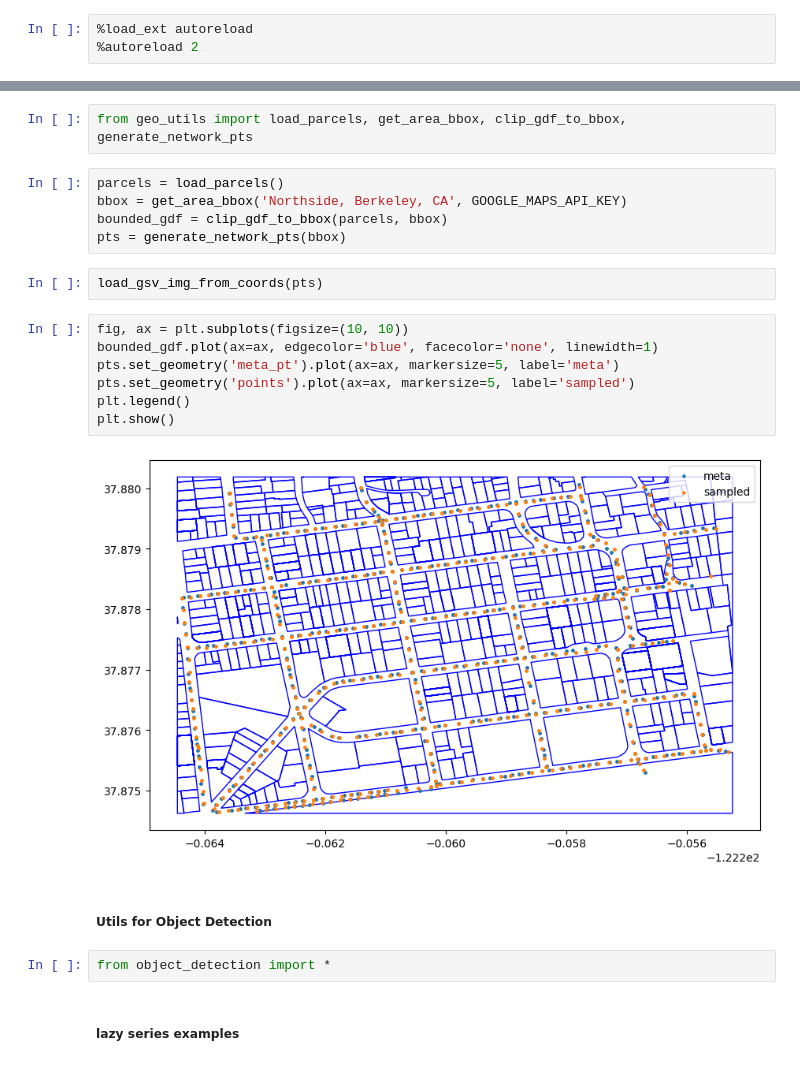
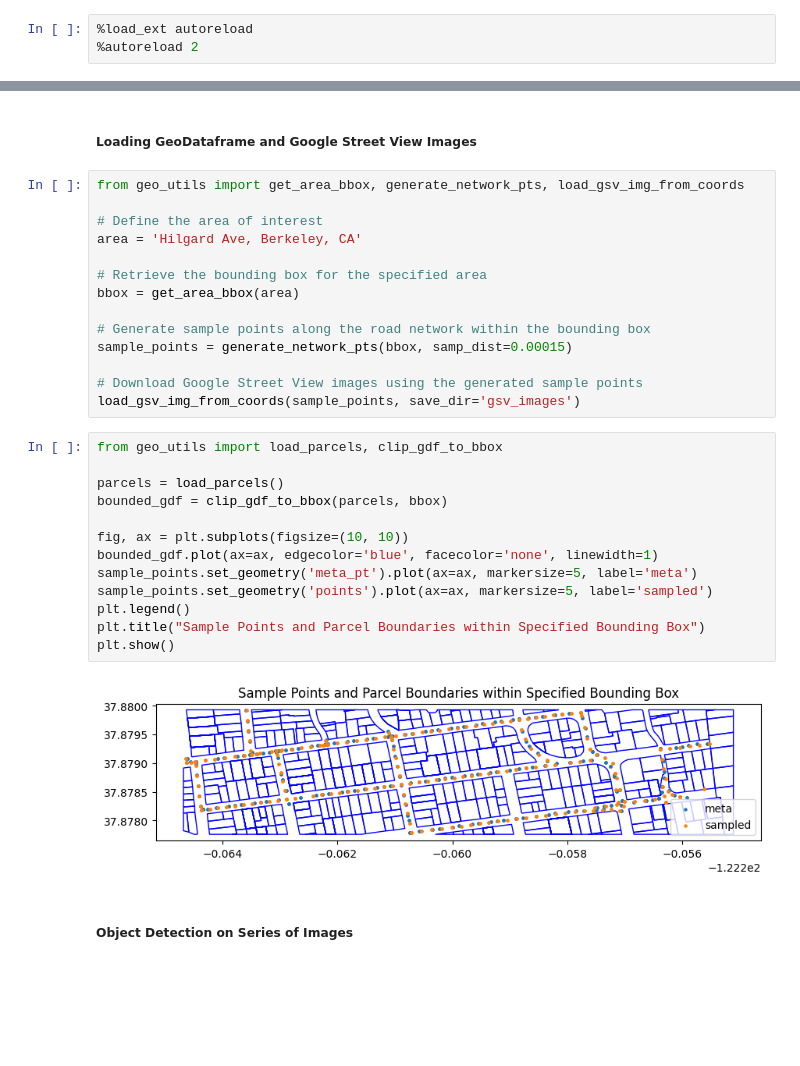
Before and after one commit to qlllllll/wildfire-prevention, a Jupyter notebook: gsv.ipynb, the cells around one changed output, grey strips where cells are left out. Drawn from its saved outputs; the diff is of its cells as text; blank space fills up the shorter version.

```diff
--- a/gsv.ipynb
+++ b/gsv.ipynb
@@ -46,24 +42,33 @@ PARCEL_URL = "https://data.cityofberkeley.info/api/geospatial/bhxd-e6up?method=e
-# %%
-from geo_utils import load_parcels, get_area_bbox, clip_gdf_to_bbox, generate_network_pts
-# %%
-parcels = load_parcels()
-bbox = get_area_bbox('Northside, Berkeley, CA', GOOGLE_MAPS_API_KEY)
-bounded_gdf = clip_gdf_to_bbox(parcels, bbox)
-pts = generate_network_pts(bbox)
-# %%
-load_gsv_img_from_coords(pts)
+# %% [markdown]
+##### Loading GeoDataframe and Google Street View Images
+# %%
+from geo_utils import get_area_bbox, generate_network_pts, load_gsv_img_from_coords
+
+# Define the area of interest
+area = 'Hilgard Ave, Berkeley, CA'
+
+# Retrieve the bounding box for the specified area
+bbox = get_area_bbox(area)
+
+# Generate sample points along the road network within the bounding box
+sample_points = generate_network_pts(bbox, samp_dist=0.00015)
+
+# Download Google Street View images using the generated sample points
+load_gsv_img_from_coords(sample_points, save_dir='gsv_images')
 # %%
+from geo_utils import load_parcels, clip_gdf_to_bbox
+
+parcels = load_parcels()
+bounded_gdf = clip_gdf_to_bbox(parcels, bbox)
+
 fig, ax = plt.subplots(figsize=(10, 10))
 bounded_gdf.plot(ax=ax, edgecolor='blue', facecolor='none', linewidth=1)
-pts.set_geometry('meta_pt').plot(ax=ax, markersize=5, label='meta')
-pts.set_geometry('points').plot(ax=ax, markersize=5, label='sampled')
+sample_points.set_geometry('meta_pt').plot(ax=ax, markersize=5, label='meta')
+sample_points.set_geometry('points').plot(ax=ax, markersize=5, label='sampled')
 plt.legend()
+plt.title("Sample Points and Parcel Boundaries within Specified Bounding Box")
 plt.show()
 # %% [output]
-[figure, old version]
+[figure, new version]
 # %% [markdown]
-##### Utils for Object Detection
+##### Object Detection on Series of Images
-# %%
-from object_detection import *
-# %% [markdown]
-##### lazy series examples
```
Also changed, not shown: parts of 17 cells of this notebook.
